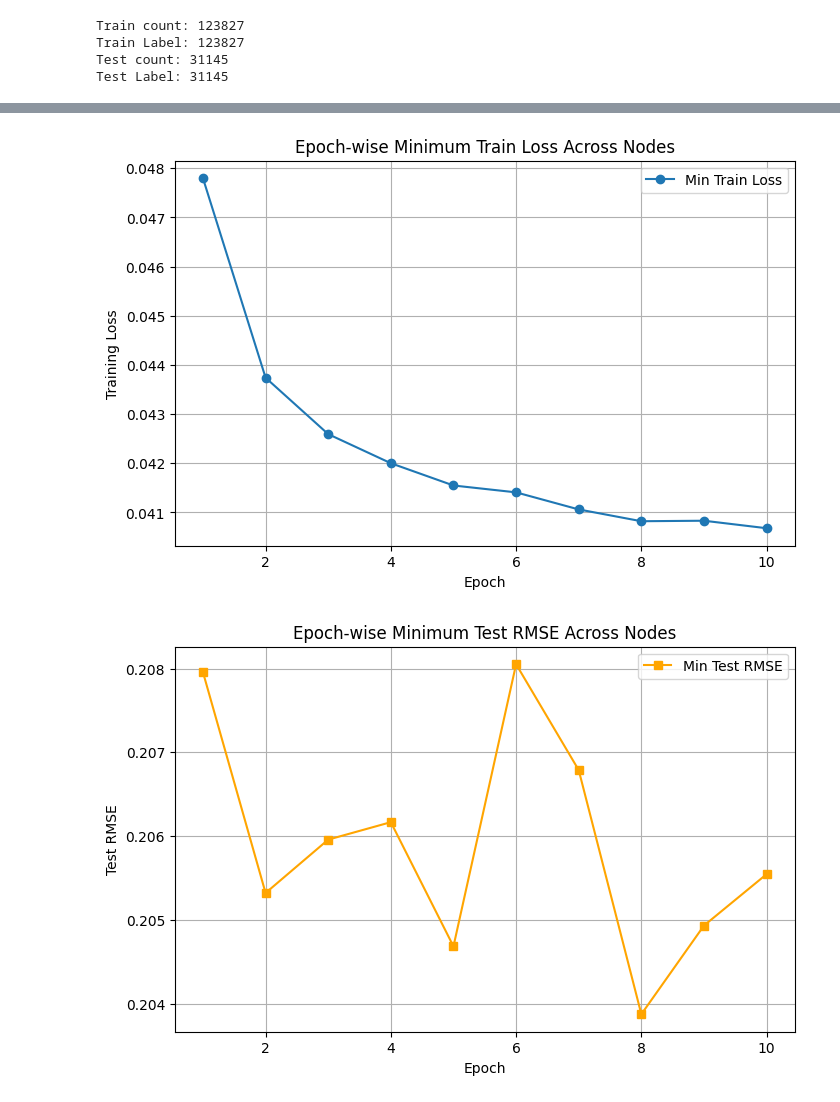
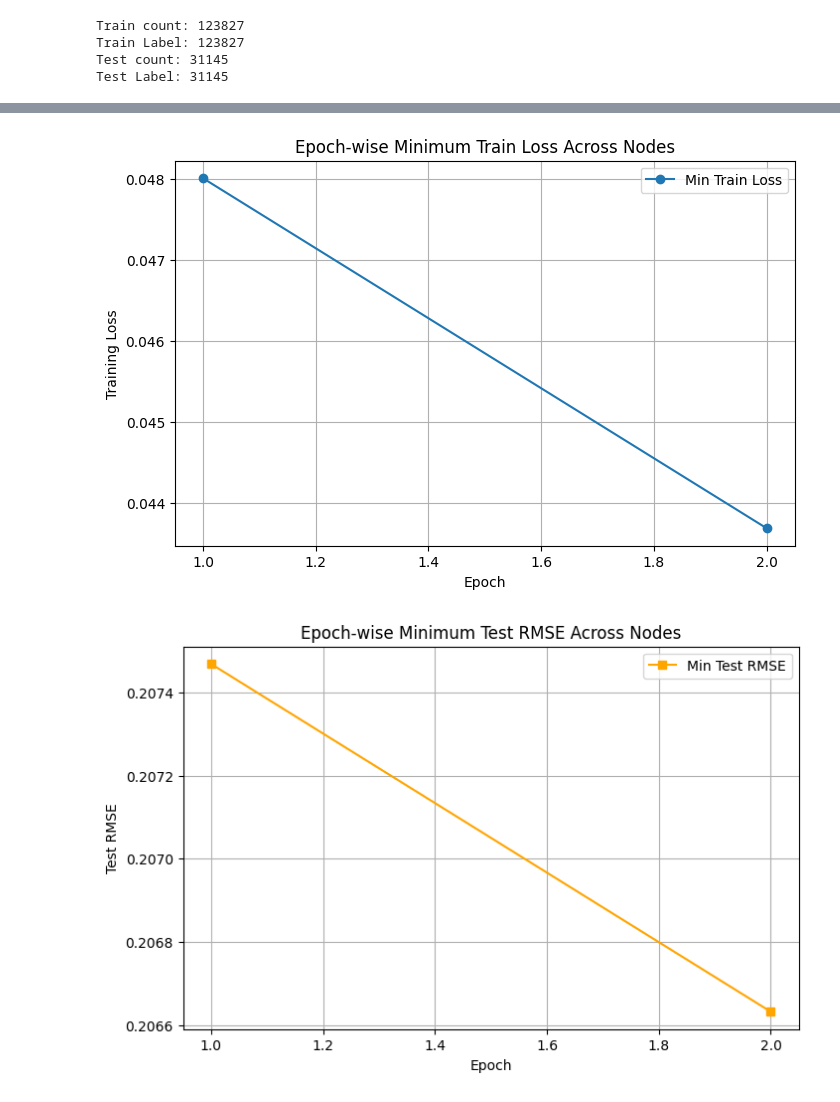
Before and after one commit to Gouthamx/Distributed_Gradient_Descent_for_Sparse_Data, a Jupyter notebook: Approach_2.ipynb, the cells around one changed output, grey strips where cells are left out. Cells and saved outputs as stored; diff of their text form; code cells hidden in the pictures.

```diff
--- a/Approach_2.ipynb
+++ b/Approach_2.ipynb
@@ -200,7 +200,7 @@ import copy
 import matplotlib.pyplot as plt
 
 # ---------- Settings ----------
-epochs = 10
+epochs = 2
 n_nodes = 5
 all_nodes_stats = []         # store each node's per-epoch stats
 min_train_curve = []         # aggregated min train loss per epoch
@@ -321,2 +323,2 @@ Node 5 | Epoch 10/10 | Train RMSE: 0.2017 | Test RMSE: 0.2138
-[figure, old version]
+[figure, new version]
-[figure, old version]
+[figure, new version]
```
Also changed, not shown: parts of 3 cells of this notebook, 4 other files.
